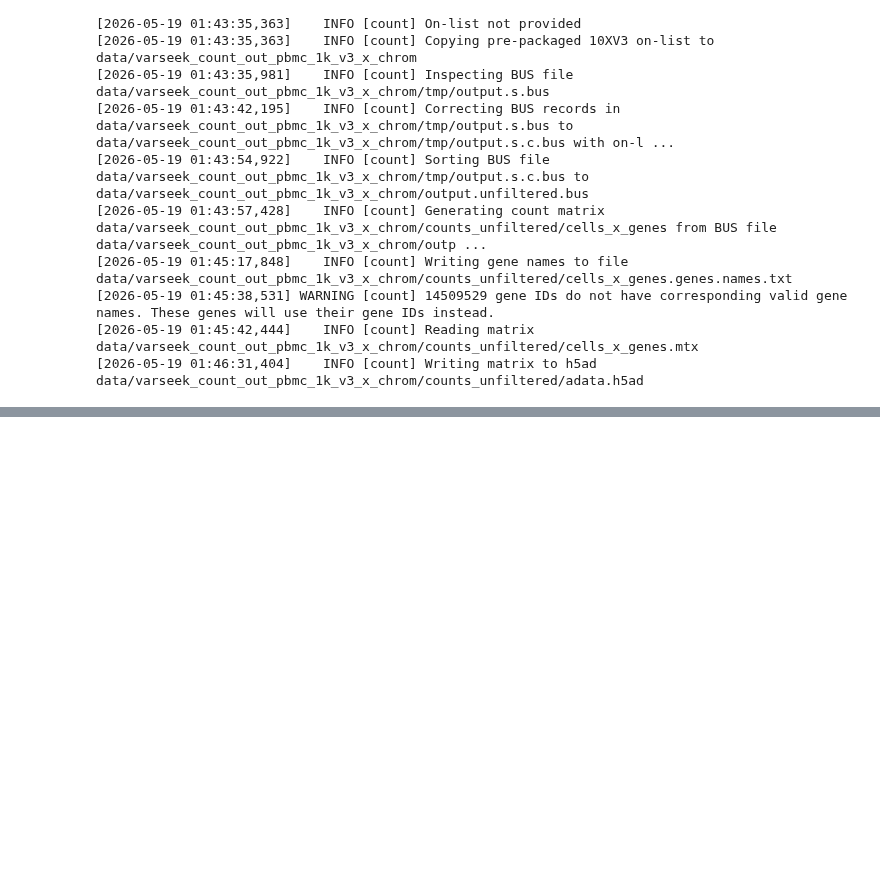
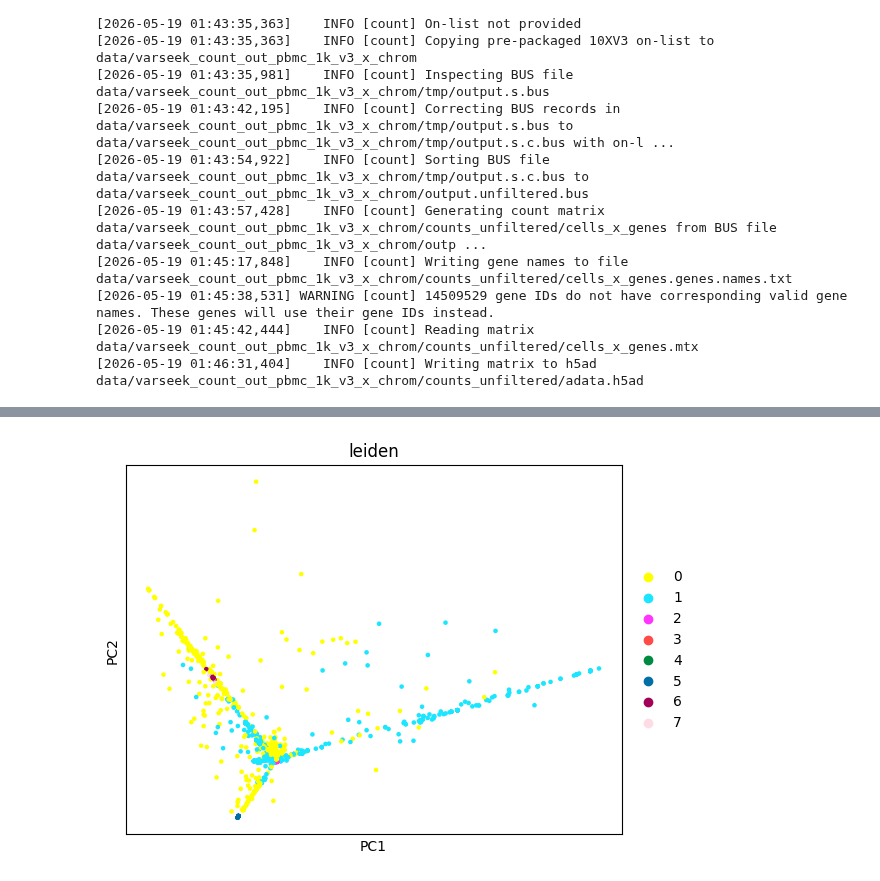
Before and after one commit to pachterlab/varseek-examples, a Jupyter notebook: vk_x.ipynb, the cells around one changed output, grey strips where cells are left out. Drawn from its saved outputs; the diff is of its cells as text; code cells hidden in the pictures; blank space fills up the shorter version.

```diff
--- a/vk_x.ipynb
+++ b/vk_x.ipynb
@@ -381,2 +390,4 @@ sc.tl.leiden(adata, resolution=0.5)
 # %%
-sc.pl.pca(adata, color="leiden_cluster")
+sc.pl.pca(adata, color="leiden")
+# %% [output]
+[figure, added]
```
Also changed, not shown: parts of 5 cells of this notebook.
